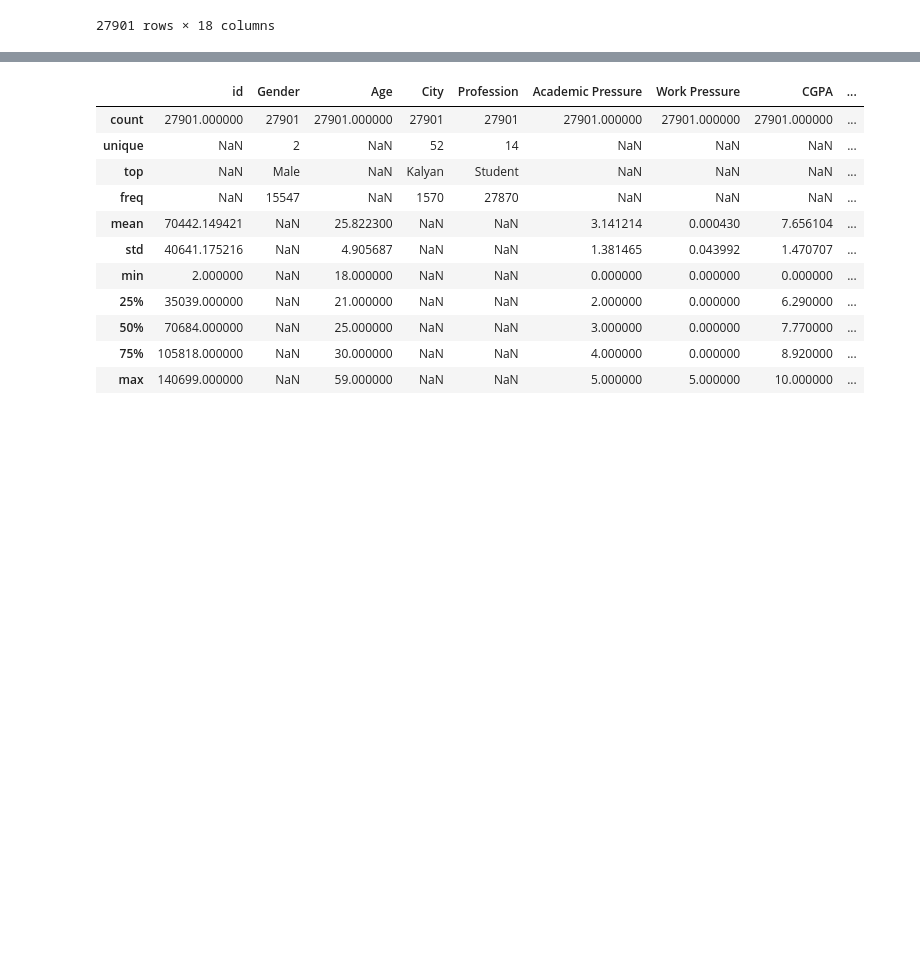
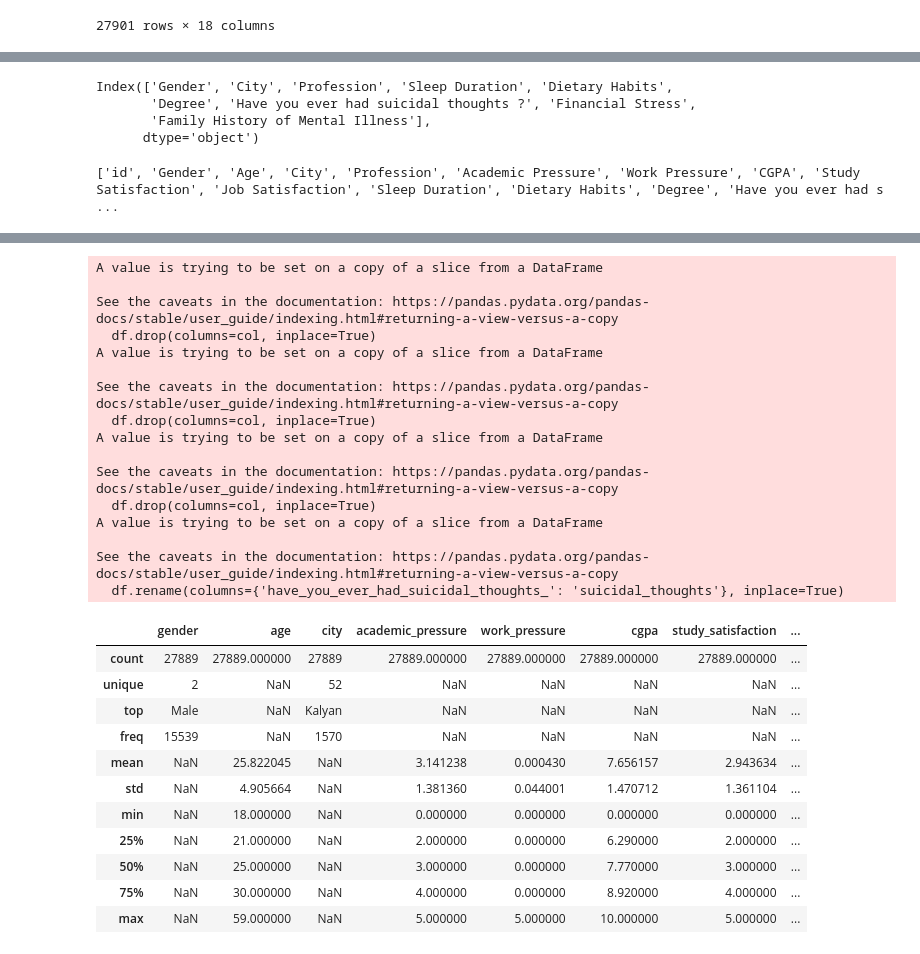
Before and after one commit to JustinCordova/student-depression-prediction, a Jupyter notebook: main.ipynb, the cells around one changed output, grey strips where cells are left out. Cells and saved outputs as stored; diff of their text form; code cells hidden in the pictures; blank space fills up the shorter version.

```diff
--- a/main.ipynb
+++ b/main.ipynb
@@ -53,7 +53,30 @@ Financial Stress                         0
 Family History of Mental Illness         0
 Depression                               0
 dtype: int64
+# %%
+# Example: Show all object (string) columns
+df.select_dtypes(include='object').columns
+# %% [output]
+Index(['Gender', 'City', 'Profession', 'Sleep Duration', 'Dietary Habits',
+       'Degree', 'Have you ever had suicidal thoughts ?', 'Financial Stress',
+       'Family History of Mental Illness'],
+      dtype='object')
+# %%
+print(df.columns.tolist())
+# %% [output]
+['id', 'Gender', 'Age', 'City', 'Profession', 'Academic Pressure', 'Work Pressure', 'CGPA', 'Study Satisfaction', 'Job Satisfaction', 'Sleep Duration', 'Dietary Habits', 'Degree', 'Have you ever had s ...
 # %%
+# Rename columns to lowercase and replace spaces/special characters with underscores
+df.columns = df.columns.str.strip().str.lower().str.replace(' ', '_').str.replace('/', '_').str.replace('?', '')
+
+df = df[df['dietary_habits'] != 'Others']
+
+# Drop irrelavent columns
+cols_to_remove = ['id', 'profession', 'degree']
+for col in cols_to_remove:
+    if col in df.columns:
+        df.drop(columns=col, inplace=True)
+df.rename(columns={'have_you_ever_had_suicidal_thoughts_': 'suicidal_thoughts'}, inplace=True)
 df.head()
 df.info()
 df.describe(include='all')
@@ -78,12 +101,28 @@ memory usage: 3.8+ MB
+A value is trying to be set on a copy of a slice from a DataFrame
+
+See the caveats in the documentation: https://pandas.pydata.org/pandas-docs/stable/user_guide/indexing.html#returning-a-view-versus-a-copy
+  df.drop(columns=col, inplace=True)
+A value is trying to be set on a copy of a slice from a DataFrame
+
+See the caveats in the documentation: https://pandas.pydata.org/pandas-docs/stable/user_guide/indexing.html#returning-a-view-versus-a-copy
+  df.drop(columns=col, inplace=True)
+A value is trying to be set on a copy of a slice from a DataFrame
+
+See the caveats in the documentation: https://pandas.pydata.org/pandas-docs/stable/user_guide/indexing.html#returning-a-view-versus-a-copy
+  df.drop(columns=col, inplace=True)
+A value is trying to be set on a copy of a slice from a DataFrame
+
+See the caveats in the documentation: https://pandas.pydata.org/pandas-docs/stable/user_guide/indexing.html#returning-a-view-versus-a-copy
+  df.rename(columns={'have_you_ever_had_suicidal_thoughts_': 'suicidal_thoughts'}, inplace=True)
-|  | id | Gender | Age | City | Profession | Academic Pressure | Work Pressure | CGPA | ... |
-| count | 27901.000000 | 27901 | 27901.000000 | 27901 | 27901 | 27901.000000 | 27901.000000 | 27901.000000 | ... |
-| unique | NaN | 2 | NaN | 52 | 14 | NaN | NaN | NaN | ... |
-| top | NaN | Male | NaN | Kalyan | Student | NaN | NaN | NaN | ... |
-| freq | NaN | 15547 | NaN | 1570 | 27870 | NaN | NaN | NaN | ... |
-| mean | 70442.149421 | NaN | 25.822300 | NaN | NaN | 3.141214 | 0.000430 | 7.656104 | ... |
-| std | 40641.175216 | NaN | 4.905687 | NaN | NaN | 1.381465 | 0.043992 | 1.470707 | ... |
-| min | 2.000000 | NaN | 18.000000 | NaN | NaN | 0.000000 | 0.000000 | 0.000000 | ... |
-| 25% | 35039.000000 | NaN | 21.000000 | NaN | NaN | 2.000000 | 0.000000 | 6.290000 | ... |
-| 50% | 70684.000000 | NaN | 25.000000 | NaN | NaN | 3.000000 | 0.000000 | 7.770000 | ... |
-| 75% | 105818.000000 | NaN | 30.000000 | NaN | NaN | 4.000000 | 0.000000 | 8.920000 | ... |
-| max | 140699.000000 | NaN | 59.000000 | NaN | NaN | 5.000000 | 5.000000 | 10.000000 | ... |
+|  | gender | age | city | academic_pressure | work_pressure | cgpa | study_satisfaction | ... |
+| count | 27889 | 27889.000000 | 27889 | 27889.000000 | 27889.000000 | 27889.000000 | 27889.000000 | ... |
+| unique | 2 | NaN | 52 | NaN | NaN | NaN | NaN | ... |
+| top | Male | NaN | Kalyan | NaN | NaN | NaN | NaN | ... |
+| freq | 15539 | NaN | 1570 | NaN | NaN | NaN | NaN | ... |
+| mean | NaN | 25.822045 | NaN | 3.141238 | 0.000430 | 7.656157 | 2.943634 | ... |
+| std | NaN | 4.905664 | NaN | 1.381360 | 0.044001 | 1.470712 | 1.361104 | ... |
+| min | NaN | 18.000000 | NaN | 0.000000 | 0.000000 | 0.000000 | 0.000000 | ... |
+| 25% | NaN | 21.000000 | NaN | 2.000000 | 0.000000 | 6.290000 | 2.000000 | ... |
+| 50% | NaN | 25.000000 | NaN | 3.000000 | 0.000000 | 7.770000 | 3.000000 | ... |
+| 75% | NaN | 30.000000 | NaN | 4.000000 | 0.000000 | 8.920000 | 4.000000 | ... |
+| max | NaN | 59.000000 | NaN | 5.000000 | 5.000000 | 10.000000 | 5.000000 | ... |
```
Also changed, not shown: parts of 17 cells of this notebook, 1 other file.
